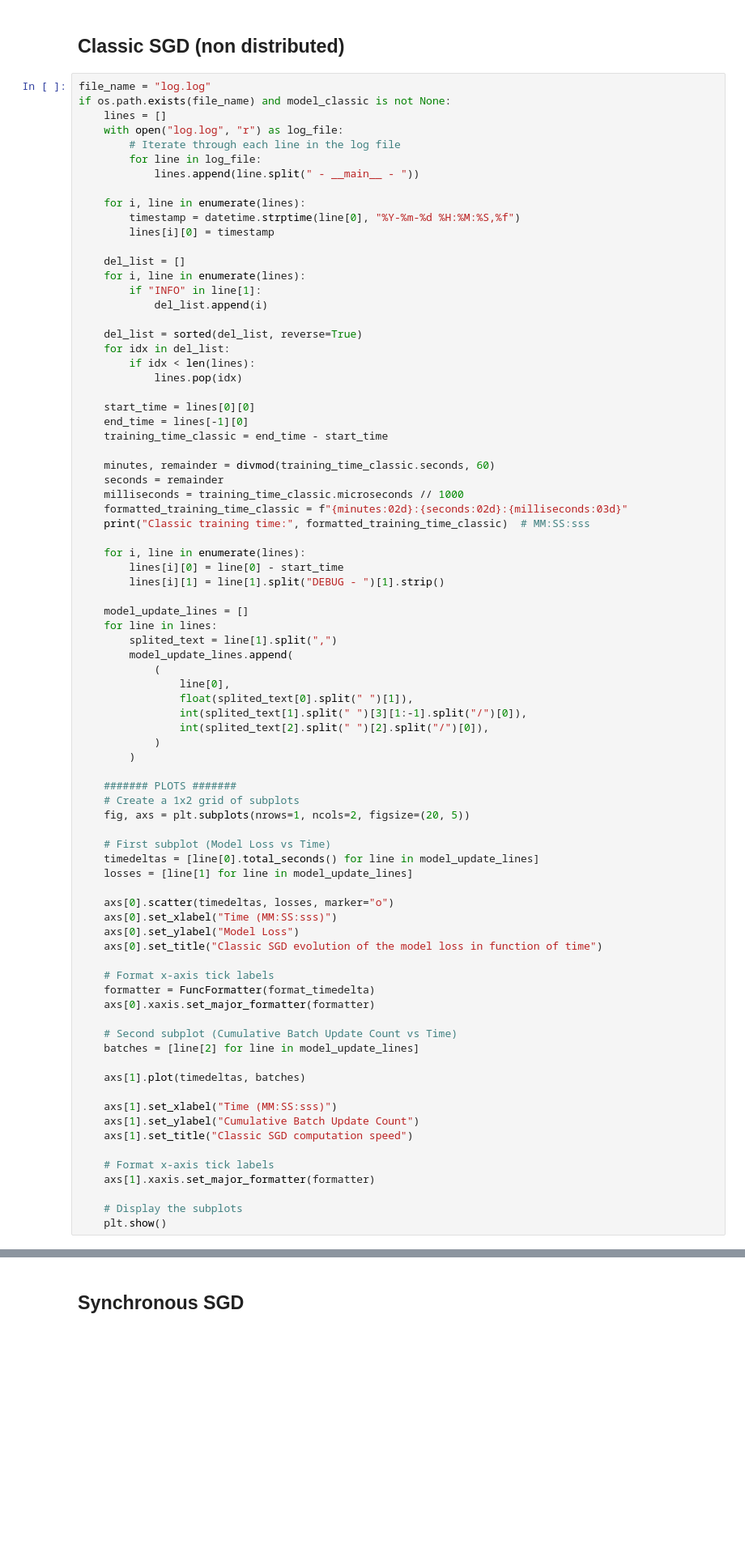
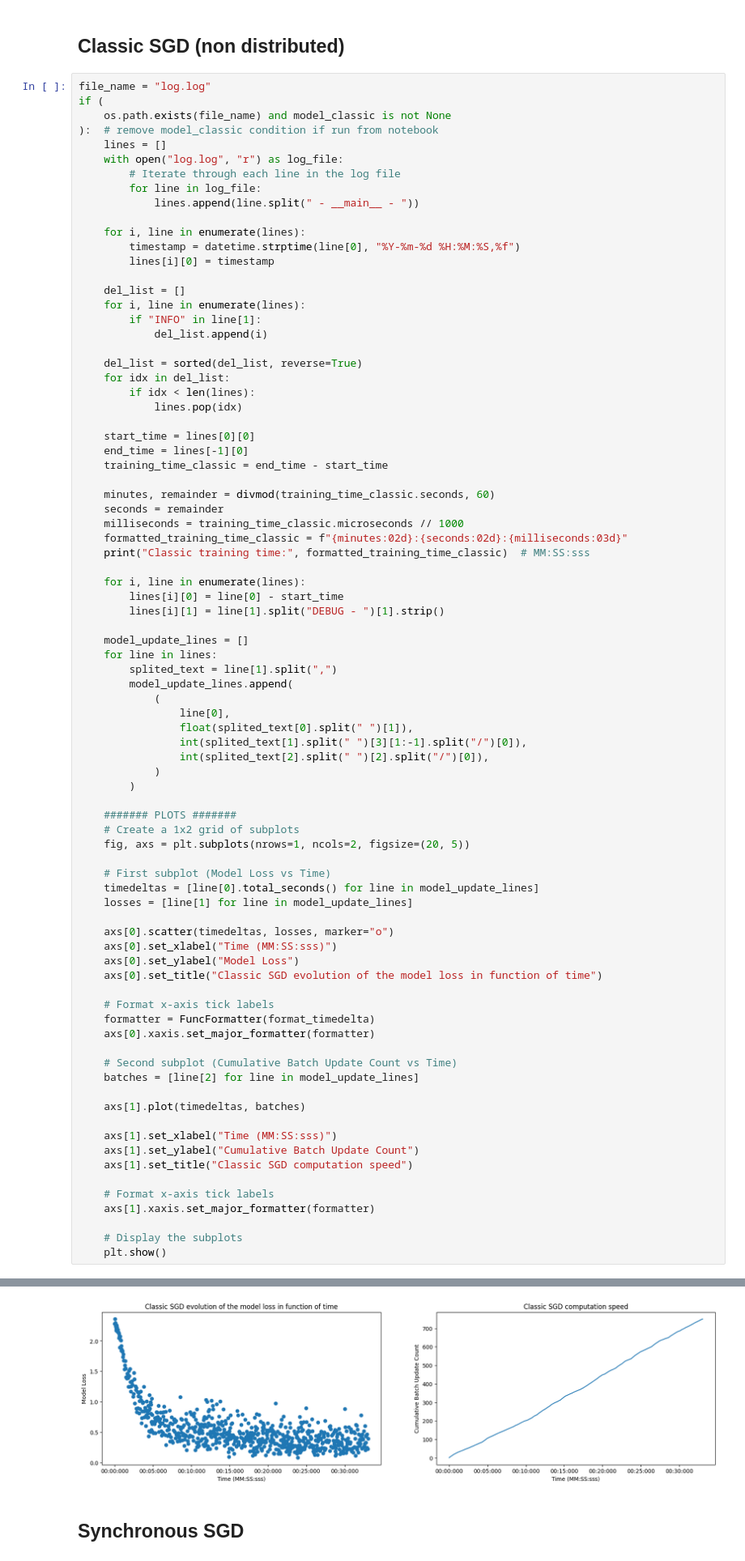
Before and after one commit to NicolasRR/OptML, a Jupyter notebook: Compare_and_Plot_out.ipynb, the cells around one changed output, grey strips where cells are left out. Shown at 81% size. Cells and saved outputs as stored; diff of their text form; blank space fills up the shorter version.

```diff
--- a/Compare_and_Plot_out.ipynb
+++ b/Compare_and_Plot_out.ipynb
@@ -32,7 +33,9 @@ def format_timedelta(x, pos):
 ## Classic SGD (non distributed)
 # %%
 file_name = "log.log"
-if os.path.exists(file_name) and model_classic is not None:
+if (
+    os.path.exists(file_name) and model_classic is not None
+):  # remove model_classic condition if run from notebook
     lines = []
     with open("log.log", "r") as log_file:
         # Iterate through each line in the log file
@@ -110,3 +113,4 @@ if os.path.exists(file_name) and model_classic is not None:
 
     # Display the subplots
     plt.show()
+# %% [output]
@@ -113,3 +118,4 @@ if os.path.exists(file_name) and model_classic is not None:
+[figure, added]
 # %% [markdown]
 ## Synchronous SGD
 # %%
```
Also changed, not shown: parts of 8 cells of this notebook.
